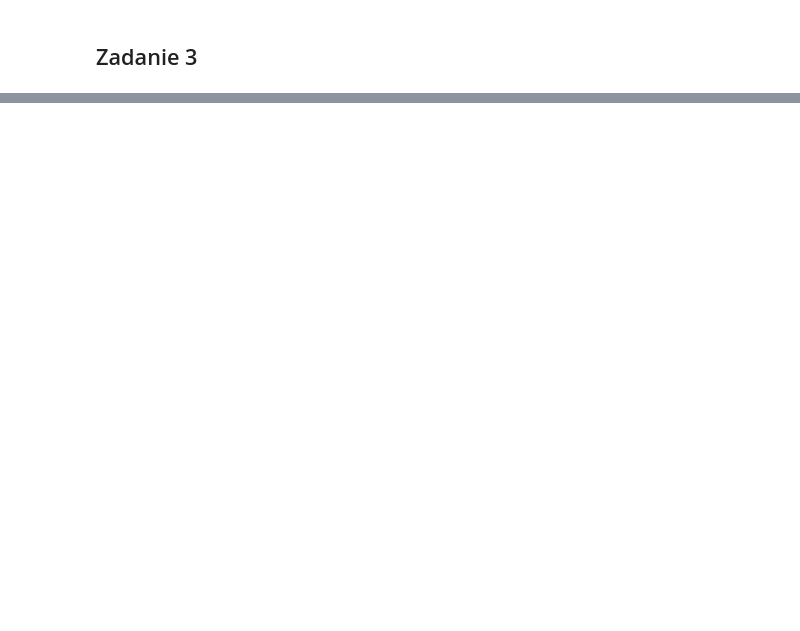
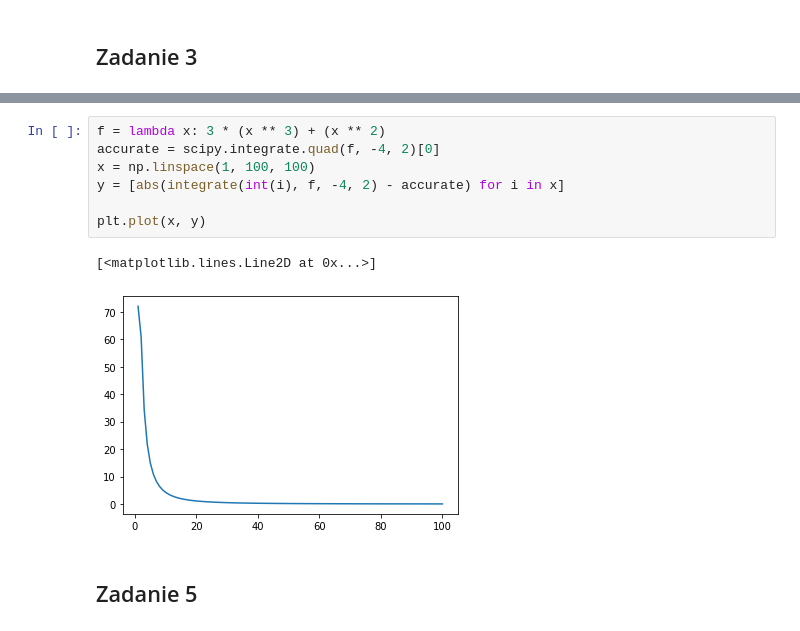
Before and after one commit to kshalot/mownit, a Jupyter notebook: Quadratures.ipynb, the cells around one changed output, grey strips where cells are left out. Cells and saved outputs as stored; diff of their text form; blank space fills up the shorter version.

```diff
--- a/Quadratures.ipynb
+++ b/Quadratures.ipynb
@@ -43,0 +58,12 @@ def integrate(k, f):
+# %%
+f = lambda x: 3 * (x ** 3) + (x ** 2)
+accurate = scipy.integrate.quad(f, -4, 2)[0]
+x = np.linspace(1, 100, 100)
+y = [abs(integrate(int(i), f, -4, 2) - accurate) for i in x]
+
+plt.plot(x, y)
+# %% [output]
+[<matplotlib.lines.Line2D at 0x...>]
+[figure, added]
+# %% [markdown]
+## Zadanie 5
```
Also changed, not shown: parts of 5 cells of this notebook.
